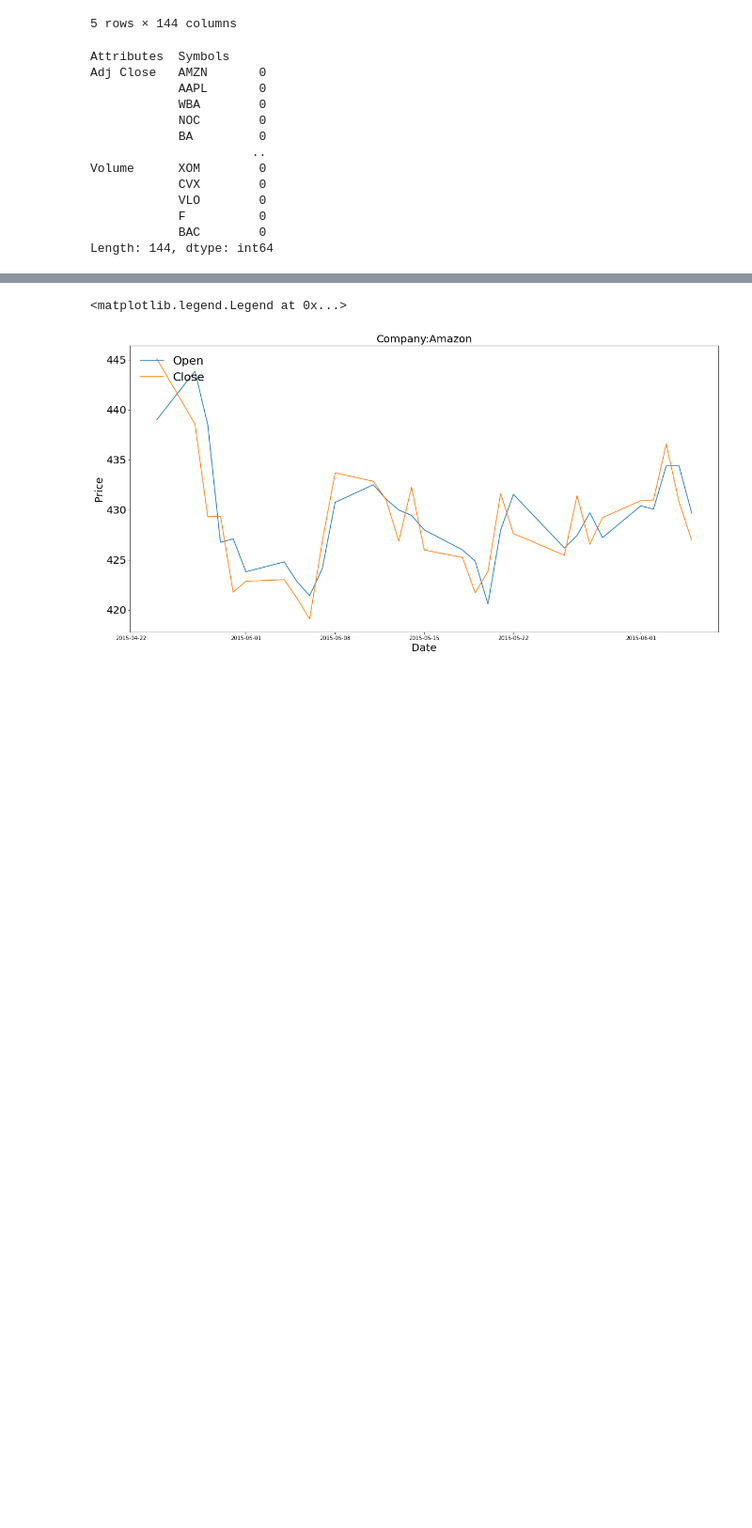
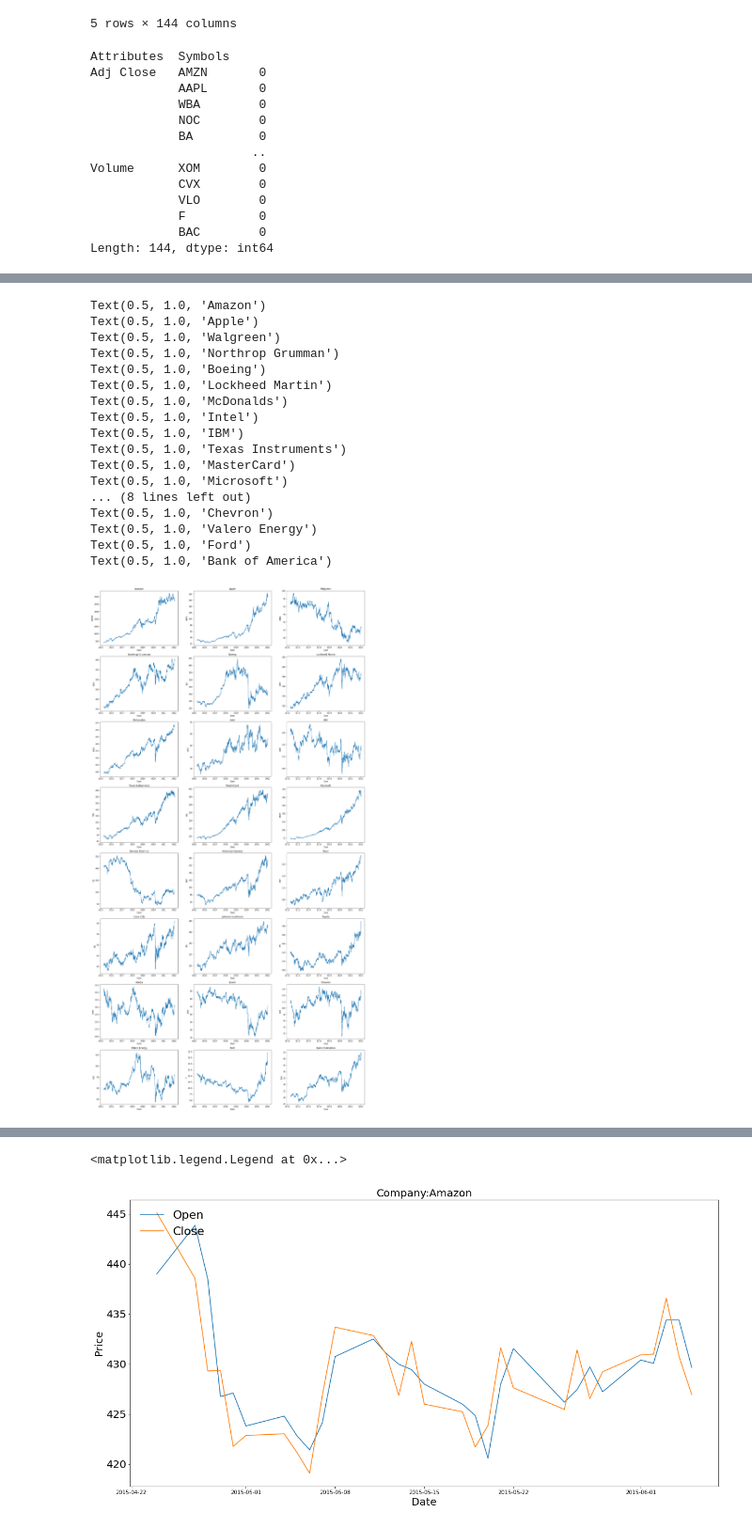
Before and after one commit to Tobi-DataDetective/Stock_Market_Clustering_Using_Kmeans, a Jupyter notebook: Stock_Market_Clustering_Using_Kmeans.ipynb, the cells around one changed output, grey strips where cells are left out. Shown at 94% size. Drawn from its saved outputs; the diff is of its cells as text; code cells hidden in the pictures; blank space fills up the shorter version.

```diff
--- a/Stock_Market_Clustering_Using_Kmeans.ipynb
+++ b/Stock_Market_Clustering_Using_Kmeans.ipynb
@@ -172,0 +233,26 @@ plt.plot(df['Open']['AAPL'])
+# %%
+fig, ax2 = plt.subplots(8,3, figsize=(25,50))
+i = [0,0,0,1,1,1,2,2,2,3,3,3,4,4,4,5,5,5,6,6,6,7,7,7]
+j = [0,1,2,0,1,2,0,1,2,0,1,2,0,1,2,0,1,2,0,1,2,0,1,2,]
+k = list(companies_dict.keys())
+for (a,b,d,c) in zip(i,j,k,df_open.columns[1:]):
+    print(sns.lineplot(data=df_open, x='Date', y=c, ax=ax2[a][b]).set_title(d));
+# %% [output]
+Text(0.5, 1.0, 'Amazon')
+Text(0.5, 1.0, 'Apple')
+Text(0.5, 1.0, 'Walgreen')
+Text(0.5, 1.0, 'Northrop Grumman')
+Text(0.5, 1.0, 'Boeing')
+Text(0.5, 1.0, 'Lockheed Martin')
+Text(0.5, 1.0, 'McDonalds')
+Text(0.5, 1.0, 'Intel')
+Text(0.5, 1.0, 'IBM')
+Text(0.5, 1.0, 'Texas Instruments')
+Text(0.5, 1.0, 'MasterCard')
+Text(0.5, 1.0, 'Microsoft')
+... (8 lines left out)
+Text(0.5, 1.0, 'Chevron')
+Text(0.5, 1.0, 'Valero Energy')
+Text(0.5, 1.0, 'Ford')
+Text(0.5, 1.0, 'Bank of America')
+[figure, added]
```
Also changed, not shown: parts of 31 cells of this notebook, 2 other files.
